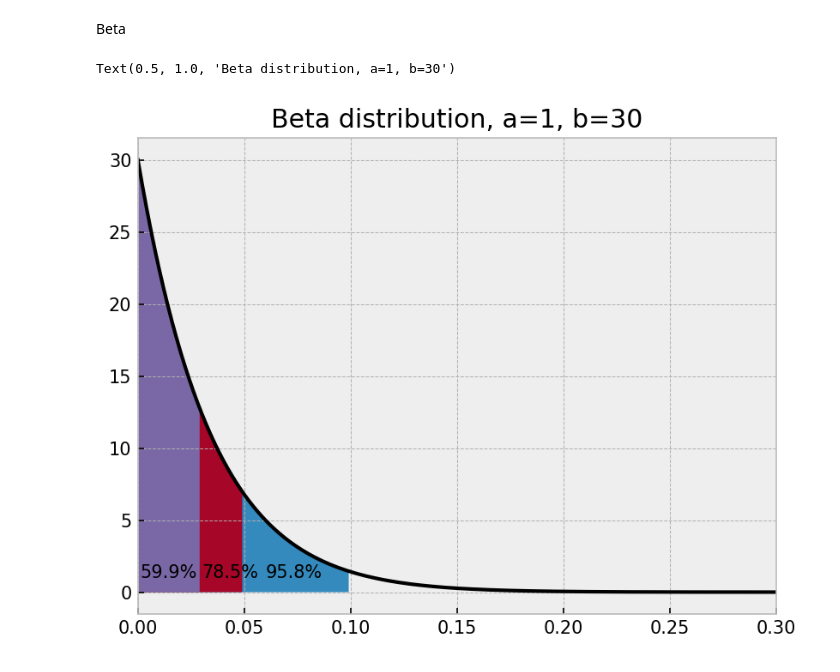
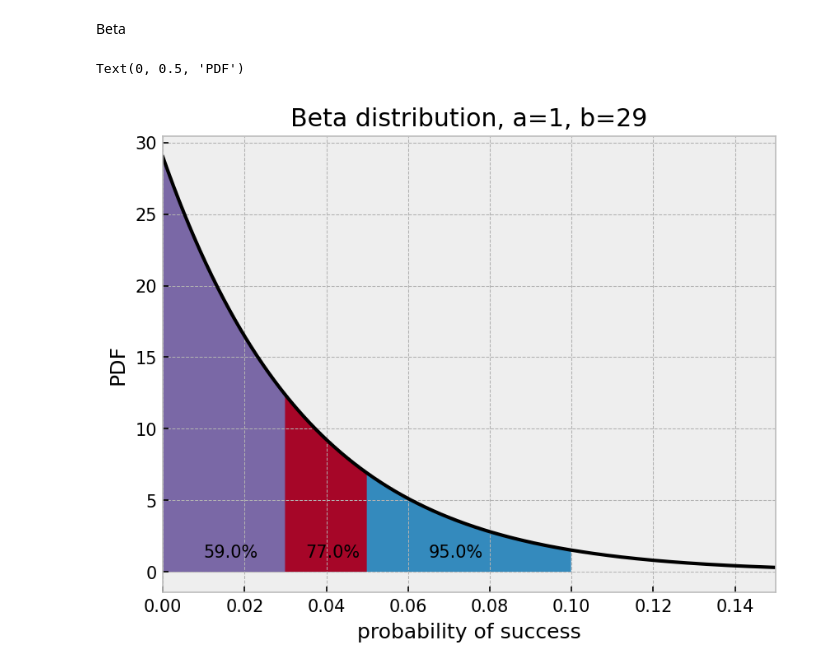
Before and after one commit to CPWRF/Projects, a Jupyter notebook: stats/binom_Beta.ipynb, the cells around one changed output. Saved outputs shown, nothing was run; the diff lists cells and outputs as text; code cells hidden in the pictures.

```diff
--- a/stats/binom_Beta.ipynb
+++ b/stats/binom_Beta.ipynb
@@ -68,18 +48,20 @@ mybeta = beta(a=0, b=30)
 # %%
-a = 1
-b = 30
-x = np.linspace(0, 1.0, 1000)
+a,b = 1, 29
+x = np.linspace(0, 1.0, 10000)
 dist_beta = beta(a,b)
+
 plt.figure(dpi=150)
-plt.plot(x, dist_beta.pdf(x), color='k')
-plt.xlim([0,0.3])
+plt.plot(x, dist_beta.pdf(x), color='k');
+plt.xlim([0,0.15])
 plt.fill_between(x, beta.pdf(x, a, b), where=x<0.1)
 plt.fill_between(x, beta.pdf(x, a, b), where=x<0.05)
 plt.fill_between(x, beta.pdf(x, a, b), where=x<0.03)
-plt.text(x=0.001, y=1, s=f'{100*dist_beta.cdf(0.03).round(3)}%')
-plt.text(x=0.03, y=1, s=f'{100*dist_beta.cdf(0.05).round(3)}%')
-plt.text(x=0.06, y=1, s=f'{100*dist_beta.cdf(0.1).round(3)}%')
+plt.text(x=0.01, y=1, s=f'{100*dist_beta.cdf(0.03).round(2)}%')
+plt.text(x=0.035, y=1, s=f'{100*dist_beta.cdf(0.05).round(2)}%')
+plt.text(x=0.065, y=1, s=f'{100*dist_beta.cdf(0.1).round(2)}%')
 plt.title(f'Beta distribution, a={a}, b={b}')
+plt.xlabel('probability of success')
+plt.ylabel('PDF')
 # %% [output]
-Text(0.5, 1.0, 'Beta distribution, a=1, b=30')
+Text(0, 0.5, 'PDF')
-[figure, old version]
+[figure, new version]
```
Also changed, not shown: parts of 6 cells of this notebook, 9 other files.
